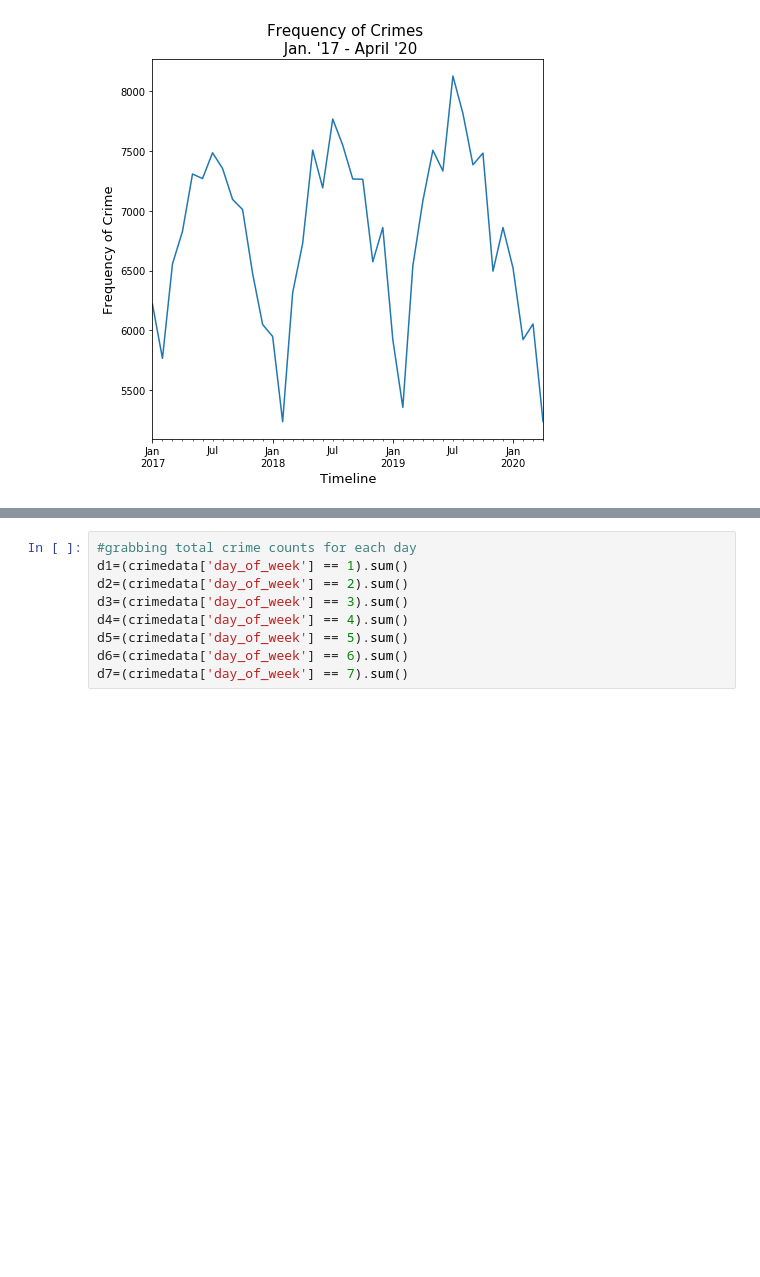
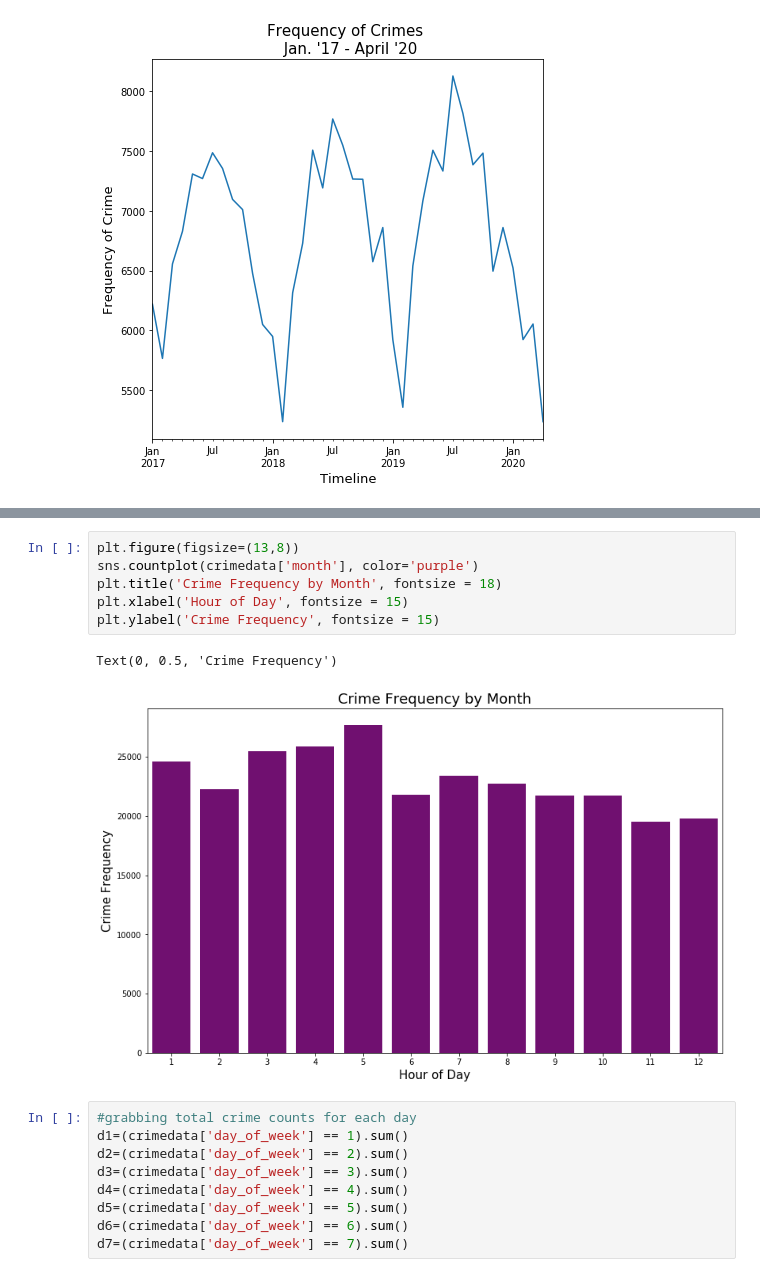
Before and after one commit to Skye80/Data-Analysis-Portfolio, a Jupyter notebook: Detroit Crime Data Analysis-checkpoint.ipynb, the cells around one changed output, grey strips where cells are left out. Saved outputs shown, nothing was run; the diff lists cells and outputs as text; blank space fills up the shorter version.

```diff
--- a/Detroit Crime Data Analysis-checkpoint.ipynb
+++ b/Detroit Crime Data Analysis-checkpoint.ipynb
@@ -189,3 +207,12 @@ Next, let's look at crime distribution across days of the week.
+# %%
+plt.figure(figsize=(13,8))
+sns.countplot(crimedata['month'], color='purple')
+plt.title('Crime Frequency by Month', fontsize = 18)
+plt.xlabel('Hour of Day', fontsize = 15)
+plt.ylabel('Crime Frequency', fontsize = 15)
+# %% [output]
+Text(0, 0.5, 'Crime Frequency')
+[figure, added]
 # %%
 #grabbing total crime counts for each day
 d1=(crimedata['day_of_week'] == 1).sum()
```
Also changed, not shown: parts of 17 cells of this notebook.
